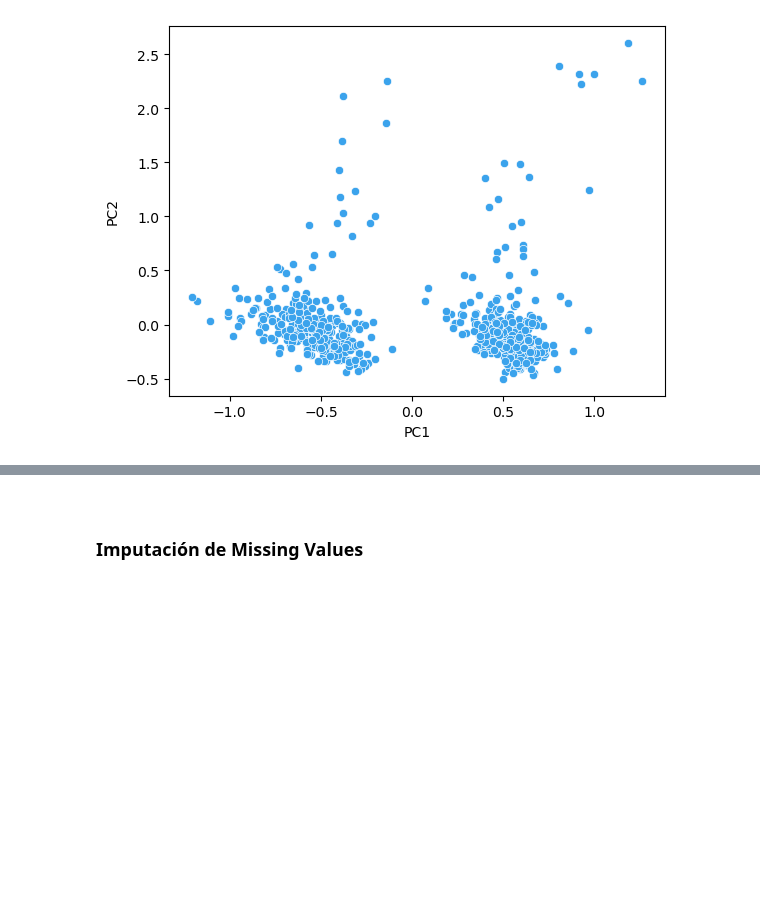
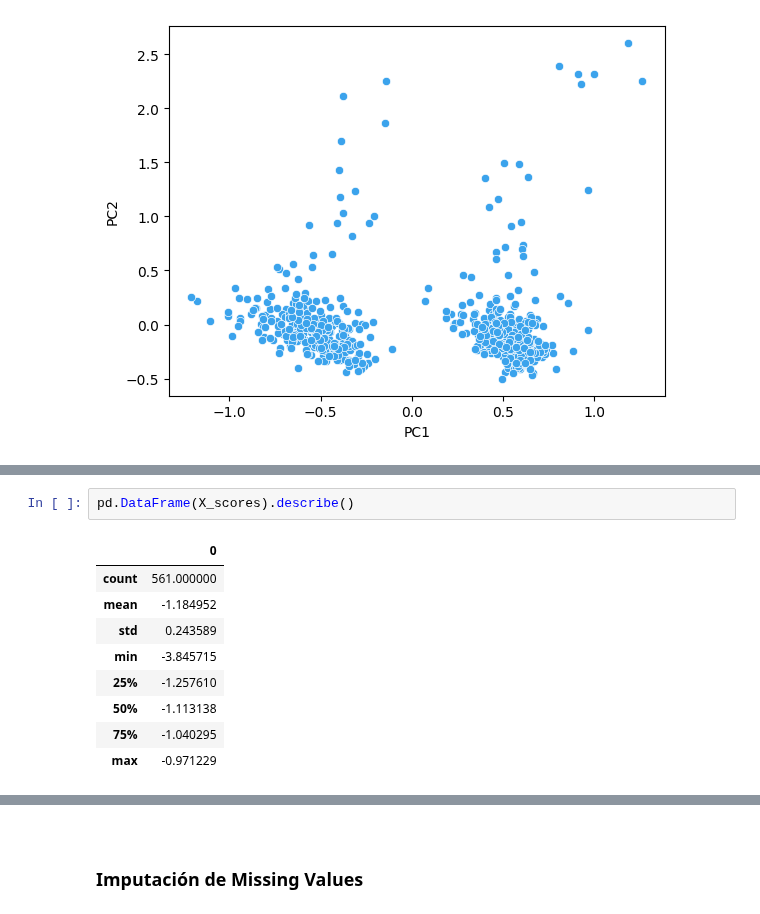
Before and after one commit to DomingoLopez/ClubFansIris, a Jupyter notebook: preprocesamiento/preprocesamiento.ipynb, the cells around one changed output, grey strips where cells are left out. Drawn from its saved outputs; the diff is of its cells as text; blank space fills up the shorter version.

```diff
--- a/preprocesamiento/preprocesamiento.ipynb
+++ b/preprocesamiento/preprocesamiento.ipynb
@@ -392,0 +405,12 @@ plt.show()
+# %%
+pd.DataFrame(X_scores).describe()
+# %% [output]
+|  | 0 |
+| count | 561.000000 |
+| mean | -1.184952 |
+| std | 0.243589 |
+| min | -3.845715 |
+| 25% | -1.257610 |
+| 50% | -1.113138 |
+| 75% | -1.040295 |
+| max | -0.971229 |
```
Also changed, not shown: parts of 10 cells of this notebook.
